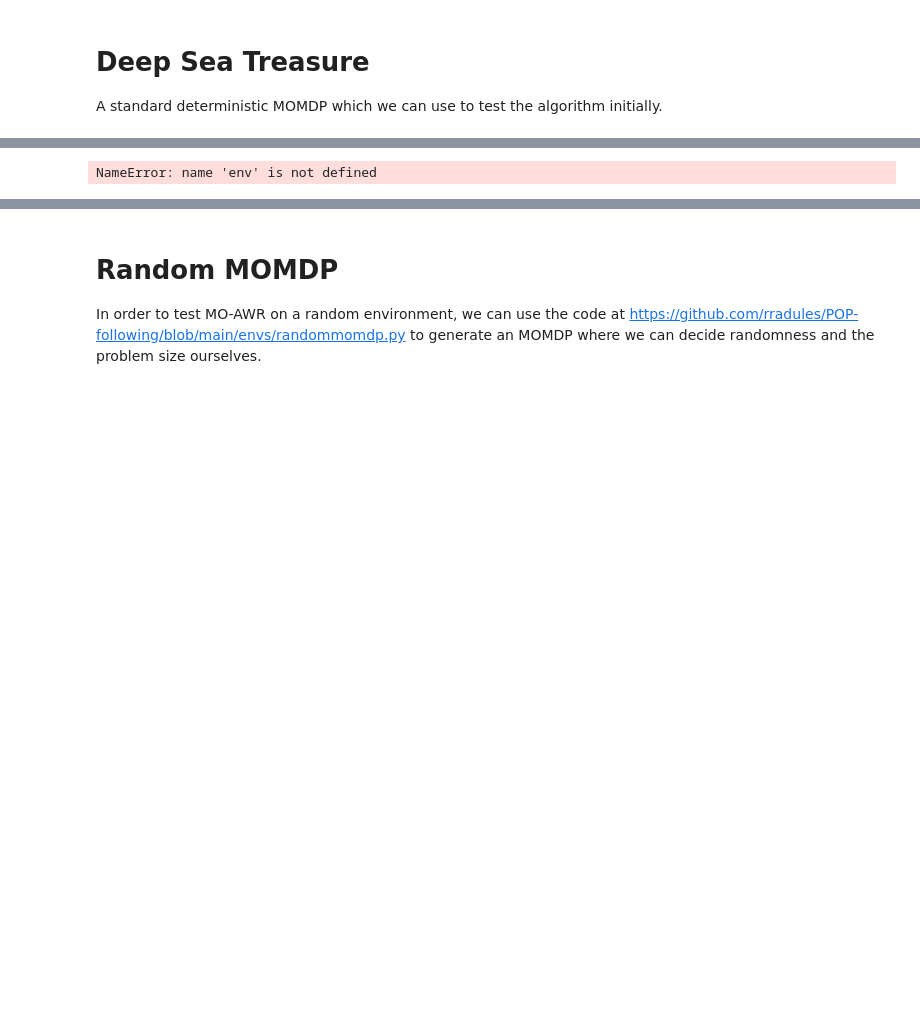
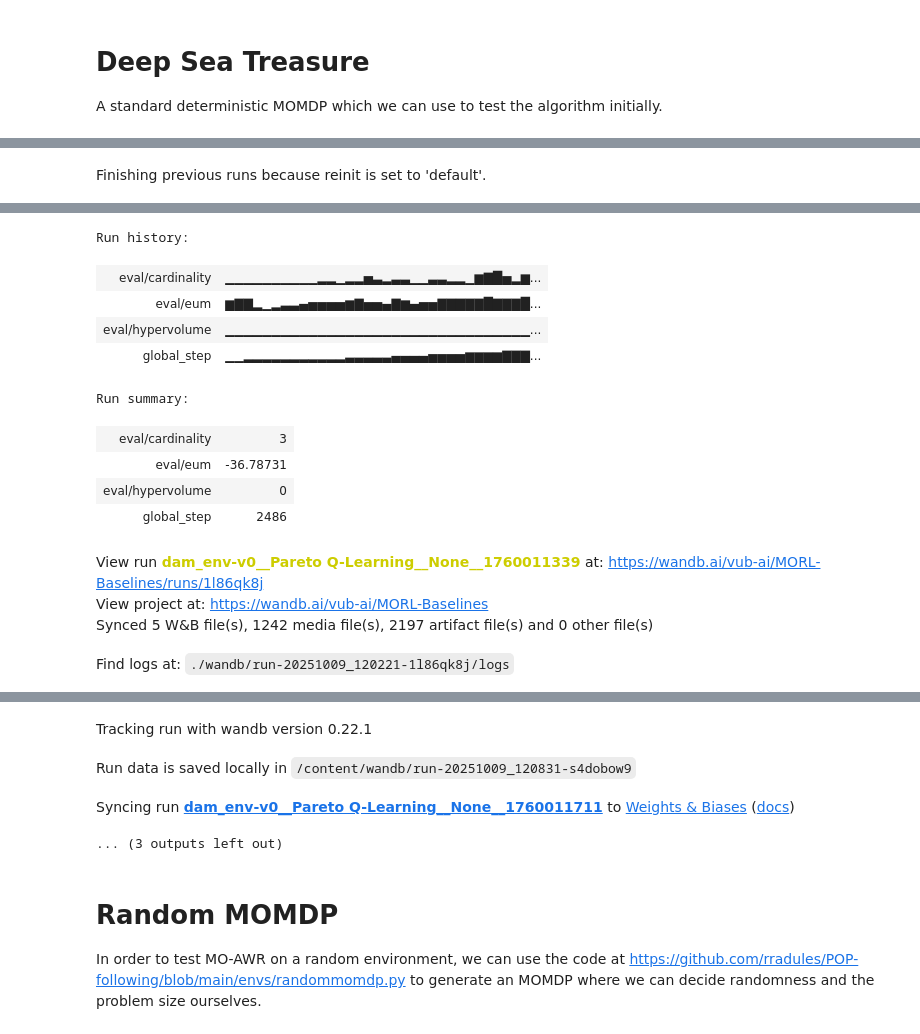
Before and after one commit to liammertens/PVCN, a Jupyter notebook: main.ipynb, the cells around one changed output, grey strips where cells are left out. Cells and saved outputs as stored; diff of their text form; code cells hidden in the pictures; blank space fills up the shorter version.

```diff
--- a/main.ipynb
+++ b/main.ipynb
@@ -43,5 +60,6 @@ agent = MO_AWR(env, np.array([1,1,1]), log=False, td_lambda=.9, use_popf=False,
 # %%
 from morl_baselines.multi_policy.pareto_q_learning.pql import PQL
 pql_agent = PQL(env, np.array([1,1]), gamma=1)
-pql_agent.train
+pql_agent.train(500000,env, np.array([-100,-130]), num_eval_weights_for_eval=5, log_every=5)
 # %% [output]
+Finishing previous runs because reinit is set to 'default'.
@@ -48 +67,14 @@ pql_agent.train
-NameError: name 'env' is not defined
+Run history:
+| eval/cardinality | ▁▁▁▁▁▁▁▁▁▁▂▂▁▂▂▅▃▂▃▃▁▁▃▃▂▂▁▆▇█▅▂▆... |
+| eval/eum | ▆▇▇▂▁▂▃▃▄▅▅▅▅▆▇▅▅▄▇▆▄▅▅▇▇▇▇▇█▇▇▇█... |
+| eval/hypervolume | ▁▁▁▁▁▁▁▁▁▁▁▁▁▁▁▁▁▁▁▁▁▁▁▁▁▁▁▁▁▁▁▁▁... |
+| global_step | ▁▁▂▂▂▂▂▂▂▂▂▂▂▃▃▃▃▃▄▄▄▄▅▅▅▅▆▆▆▆▇▇▇... |
+Run summary:
+| eval/cardinality | 3 |
+| eval/eum | -36.78731 |
+| eval/hypervolume | 0 |
+| global_step | 2486 |
+View run dam_env-v0__Pareto Q-Learning__None__1760011339 at: https://wandb.ai/vub-ai/MORL-Baselines/runs/1l86qk8j
+View project at: https://wandb.ai/vub-ai/MORL-Baselines
+Synced 5 W&B file(s), 1242 media file(s), 2197 artifact file(s) and 0 other file(s)
+Find logs at: ./wandb/run-20251009_120221-1l86qk8j/logs
@@ -49,3 +82,7 @@ NameError: name 'env' is not defined
+Tracking run with wandb version 0.22.1
+Run data is saved locally in /content/wandb/run-20251009_120831-s4dobow9
+Syncing run dam_env-v0__Pareto Q-Learning__None__1760011711 to Weights & Biases (docs)
+... (3 outputs left out)
 # %% [markdown]
 # Random MOMDP
 
```
Also changed, not shown: parts of 18 cells of this notebook, 1 other file.
